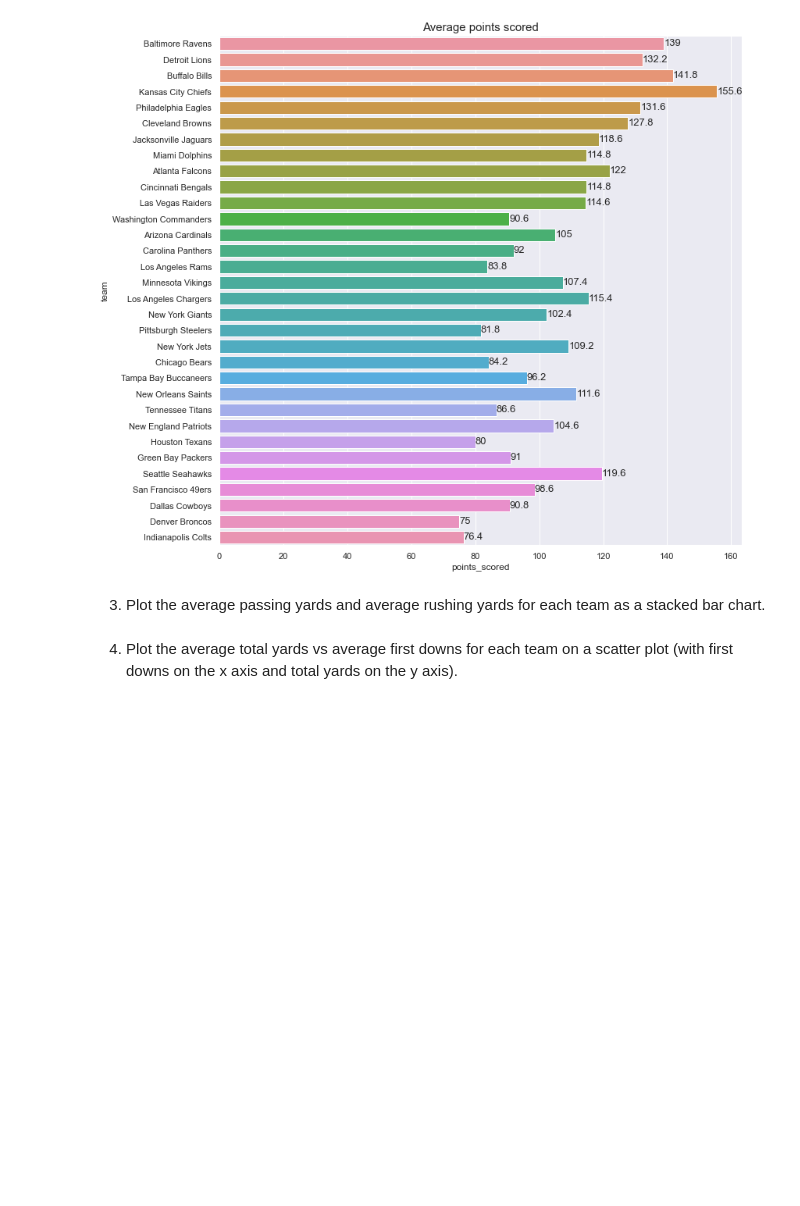
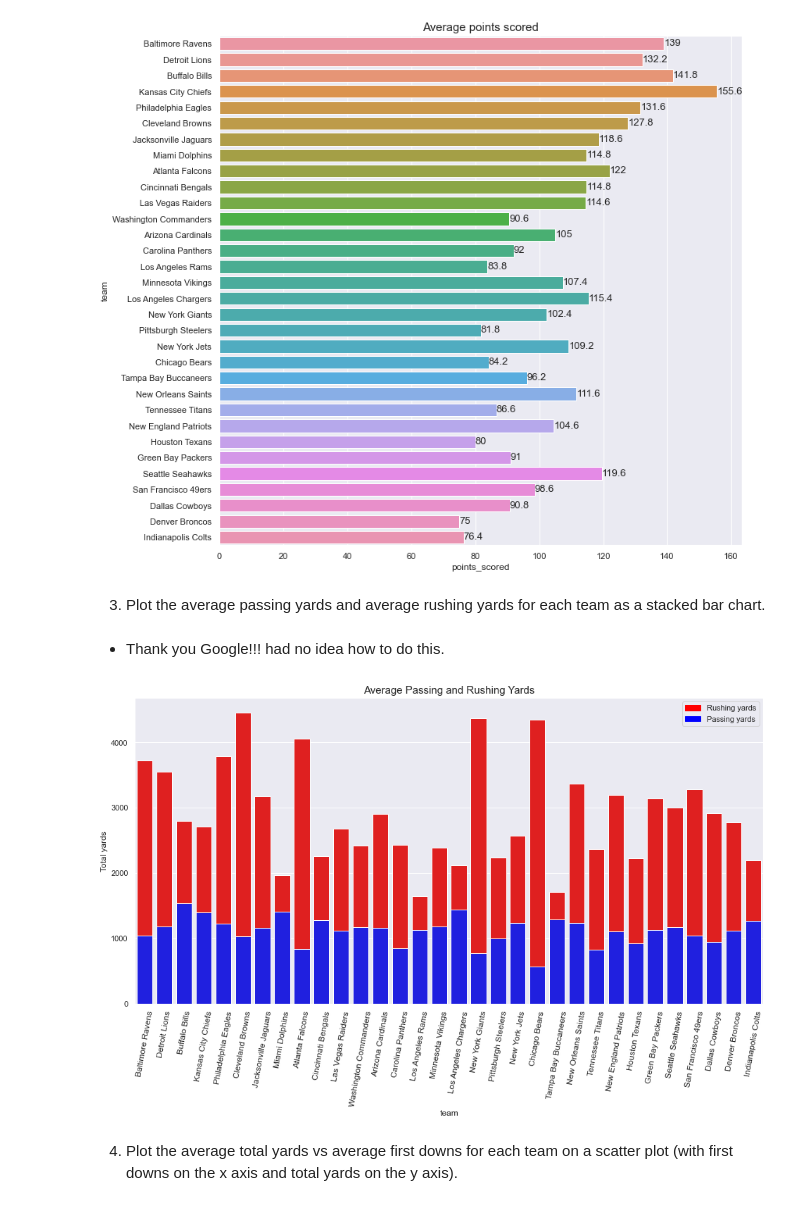
Before and after one commit to SheltonBlackwell/CIS277-FA22-Lab6, a Jupyter notebook: Lab6.ipynb, the cells around one changed output. Drawn from its saved outputs; the diff is of its cells as text; code cells hidden in the pictures; blank space fills up the shorter version.

```diff
--- a/Lab6.ipynb
+++ b/Lab6.ipynb
@@ -62,5 +63,21 @@ plt.title("Average points scored",fontsize=15);
 [figure]
 # %% [markdown]
 3. Plot the average passing yards and average rushing yards for each team as a stacked bar chart.
+# %% [markdown]
+- Thank you Google!!! had no idea how to do this.
+# %%
+sns.set(rc={"figure.figsize":(16, 8)})
+plt.title("Average Passing and Rushing Yards",fontsize=15);
+sns.barplot(data=files, x=files.team, y= files.rushing_yards, color = 'red',estimator=np.sum, ci=None)
+sns.barplot(data= files, x=files.team, y=files.passing_yards, color = 'blue', ci=None)
+top = mp.Patch(color = 'red', label = 'Rushing yards')
+bottom = mp.Patch(color = 'blue', label= 'Passing yards')
+plt.legend(handles = [top,bottom])
+plt.xticks(rotation=80, fontsize = 12)
+# says passing_yards so changed it to total yards
+plt.ylabel('Total yards')
+plt.show()
+# %% [output]
+[figure, added]
 # %% [markdown]
 4. Plot the average total yards vs average first downs for each team on a scatter plot (with first downs on the x axis and total yards on the y axis).
```
Also changed, not shown: parts of 4 cells of this notebook.
